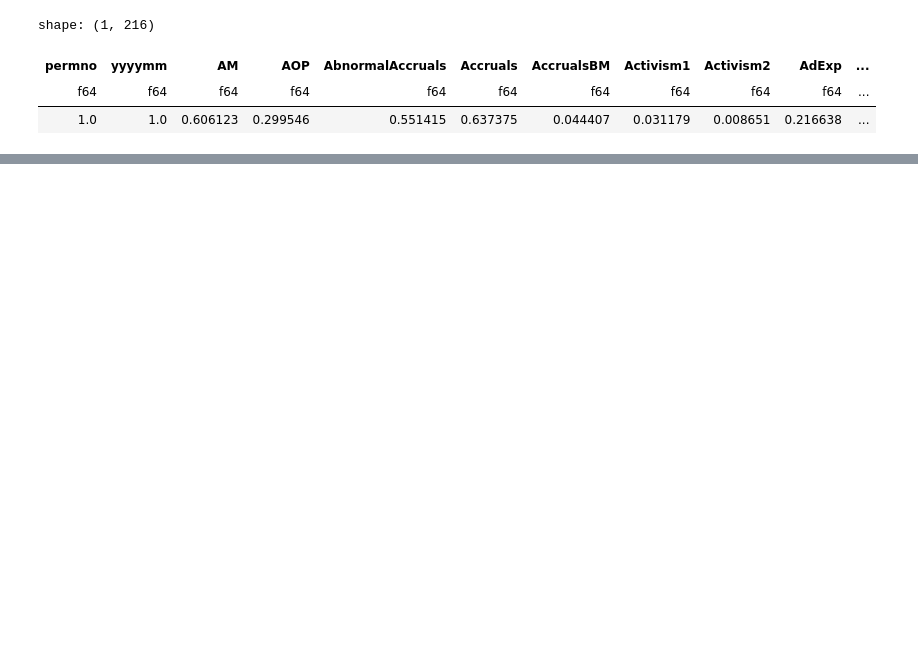
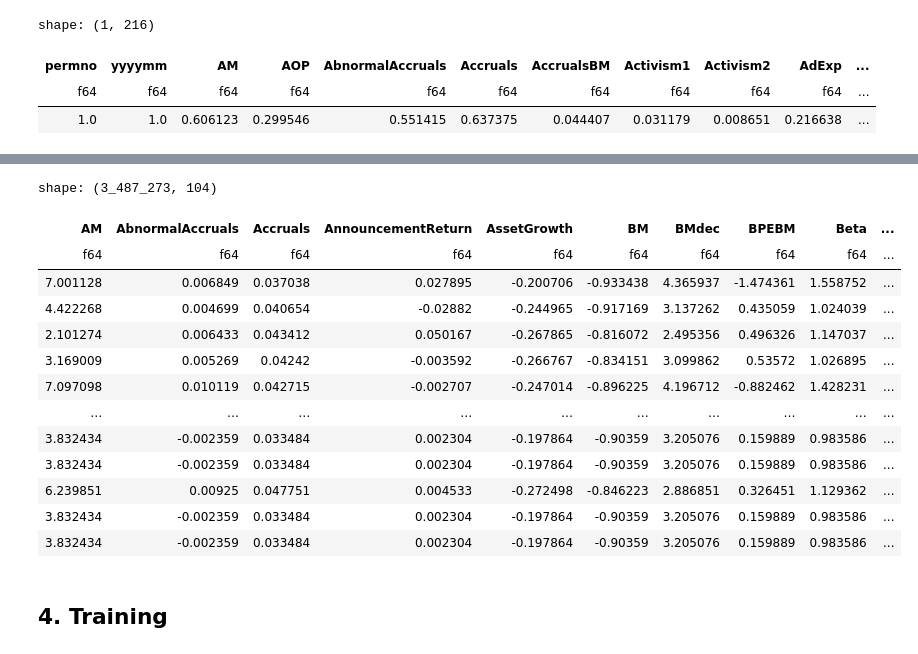
Before and after one commit to NicolasAlmerge/FIN407FinalProject, a Jupyter notebook: Predictors.ipynb, the cells around one changed output, grey strips where cells are left out. Cells and saved outputs as stored; diff of their text form; code cells hidden in the pictures; blank space fills up the shorter version.

```diff
--- a/Predictors.ipynb
+++ b/Predictors.ipynb
@@ -301,0 +318,17 @@ full_data.select
+# %%
+def drop_high_null_columns(data: pl.DataFrame, /, *, null_threshold: float) -> pl.DataFrame:
+    """Function that returns a new dataframe where columns exceeding a certain percentage of nulls are dropped.
+    The function is out-of-place and does not modify the original data.
+
+    :param data: The dataframe to analyze.
+    :param null_threshold: The threshold of nulls to use, columns with a higher percentage will be dropped in the result.
+    :return: The dataframe with high-nulls columns dropped.
+    """
+    if null_threshold < 0.0 or null_threshold > 1.0:
+        raise ValueError("Null threshold should be between 0 and 1")
+    missing_percentage = data.select(pl.all().is_null().mean()).to_pandas().iloc[0]
+    columns_to_drop = missing_percentage[missing_percentage > null_threshold].index
+    return data.drop(columns_to_drop)
+# %%
+# Drop columns with over 50% of nulls
+full_data = drop_high_null_columns(full_data, null_threshold=0.5)
@@ -301,0 +444,2 @@ full_data.select
+# %%
+data_imputed = global_bf_xs_impute(full_data)
@@ -301,0 +484,19 @@ full_data.select
+# %%
+data_imputed
+# %% [output]
+shape: (3_487_273, 104)
+| AM | AbnormalAccruals | Accruals | AnnouncementReturn | AssetGrowth | BM | BMdec | BPEBM | Beta | ... |
+| f64 | f64 | f64 | f64 | f64 | f64 | f64 | f64 | f64 | ... |
+| 7.001128 | 0.006849 | 0.037038 | 0.027895 | -0.200706 | -0.933438 | 4.365937 | -1.474361 | 1.558752 | ... |
+| 4.422268 | 0.004699 | 0.040654 | -0.02882 | -0.244965 | -0.917169 | 3.137262 | 0.435059 | 1.024039 | ... |
+| 2.101274 | 0.006433 | 0.043412 | 0.050167 | -0.267865 | -0.816072 | 2.495356 | 0.496326 | 1.147037 | ... |
+| 3.169009 | 0.005269 | 0.04242 | -0.003592 | -0.266767 | -0.834151 | 3.099862 | 0.53572 | 1.026895 | ... |
+| 7.097098 | 0.010119 | 0.042715 | -0.002707 | -0.247014 | -0.896225 | 4.196712 | -0.882462 | 1.428231 | ... |
+| … | … | … | … | … | … | … | … | … | ... |
+| 3.832434 | -0.002359 | 0.033484 | 0.002304 | -0.197864 | -0.90359 | 3.205076 | 0.159889 | 0.983586 | ... |
+| 3.832434 | -0.002359 | 0.033484 | 0.002304 | -0.197864 | -0.90359 | 3.205076 | 0.159889 | 0.983586 | ... |
+| 6.239851 | 0.00925 | 0.047751 | 0.004533 | -0.272498 | -0.846223 | 2.886851 | 0.326451 | 1.129362 | ... |
+| 3.832434 | -0.002359 | 0.033484 | 0.002304 | -0.197864 | -0.90359 | 3.205076 | 0.159889 | 0.983586 | ... |
+| 3.832434 | -0.002359 | 0.033484 | 0.002304 | -0.197864 | -0.90359 | 3.205076 | 0.159889 | 0.983586 | ... |
+# %% [markdown]
+## 4. Training
```
Also changed, not shown: parts of 21 cells of this notebook, 1 other file.
